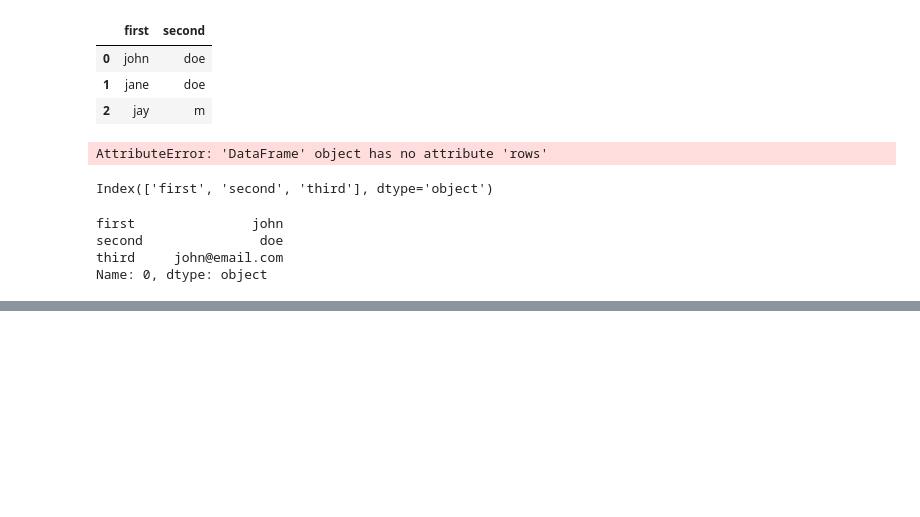
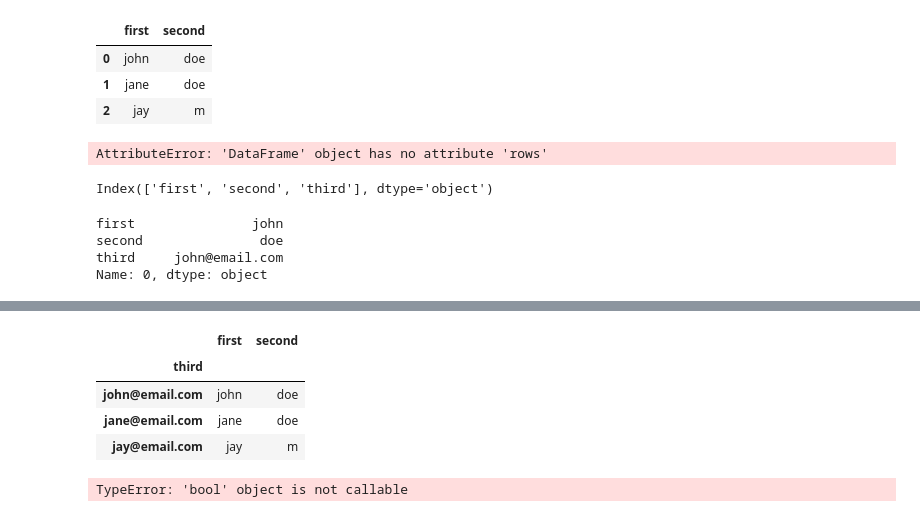
Before and after one commit to sanjaym88/learnpandas, a Jupyter notebook: Untitled.ipynb, the cells around one changed output, grey strips where cells are left out. Saved outputs shown, nothing was run; the diff lists cells and outputs as text; code cells hidden in the pictures; blank space fills up the shorter version.

```diff
--- a/Untitled.ipynb
+++ b/Untitled.ipynb
@@ -62,0 +105,13 @@ Name: 0, dtype: object
+# %%
+df
+# %% [output]
+|  | first | second |
+| third |  |  |
+| john@email.com | john | doe |
+| jane@email.com | jane | doe |
+| jay@email.com | jay | m |
+# %%
+df.reset_index(inplace=True)
+df
+# %% [output]
+TypeError: 'bool' object is not callable
```
Also changed, not shown: parts of 9 cells of this notebook, 1 other file.
